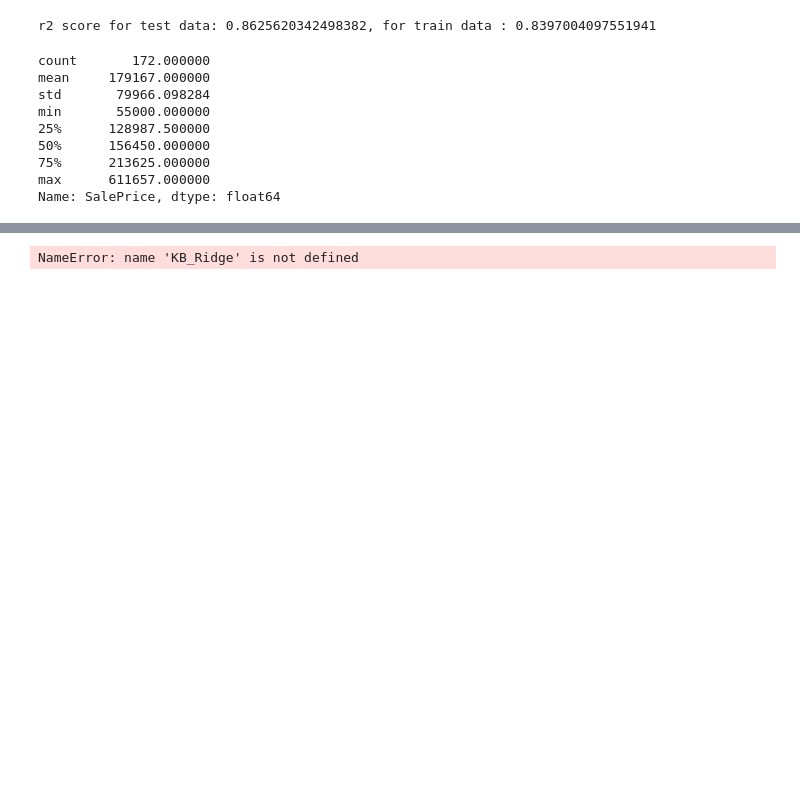
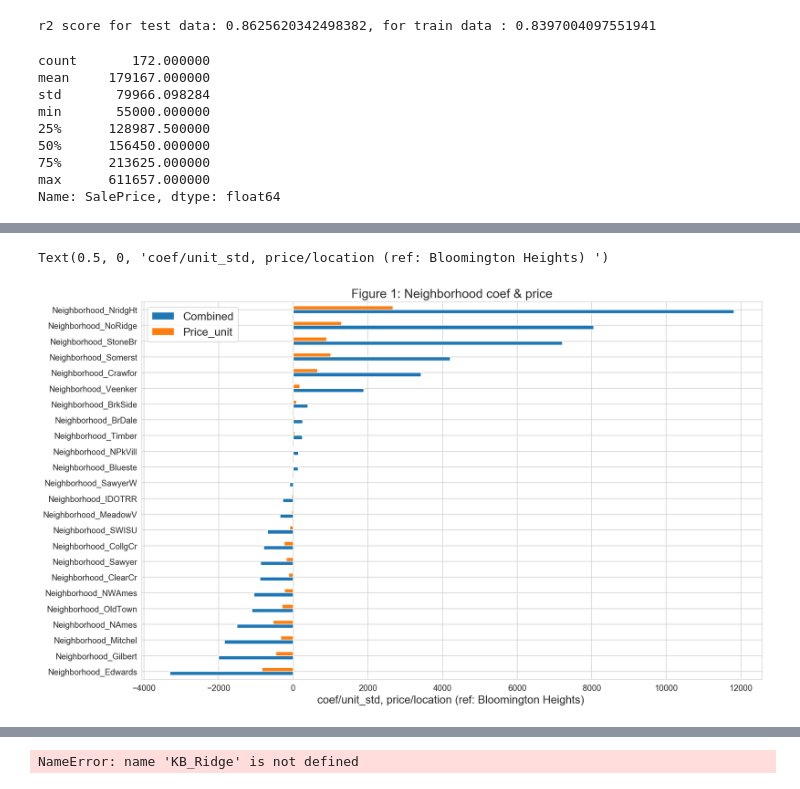
Before and after one commit to Miaowshroom/project3_a2, a Jupyter notebook: project-03-combined.ipynb, the cells around one changed output, grey strips where cells are left out. Cells and saved outputs as stored; diff of their text form; code cells hidden in the pictures; blank space fills up the shorter version.

```diff
--- a/project-03-combined.ipynb
+++ b/project-03-combined.ipynb
@@ -1029,0 +1060,6 @@ Name: SalePrice, dtype: float64
+# %%
+# convert the feature coef from price/std to price/(original unit of feature)
+combined_model_coef = Feature_coef[['Combined']].copy()
+combined_model_coef['Price_unit'] = combined_model_coef.apply(lambda x:x*X_train.std()/(X_train.max()-X_train.min()))
+combined_model_coef.loc['Intercept','Price_unit'] = combined_model_coef.loc['Intercept','Combined']
+combined_model_coef.iloc[np.argsort(combined_model_coef.Combined.abs())[::-1]].head(40)
@@ -1029,0 +1096,12 @@ Name: SalePrice, dtype: float64
+# %%
+# Neighborhood
+neigh_col = [index for index in combined_model_coef.index if 'Neighborhood' in index ]
+ax = combined_model_coef.loc[neigh_col,:].sort_values(by='Combined').plot(kind='barh' )
+plt.gcf().set_size_inches(16,10)
+plt.title('Figure 1: Neighborhood coef & price', fontsize=18)
+ax.tick_params(labelsize=12)
+plt.legend(prop={'size': 16})
+ax.set_xlabel('coef/unit_std, price/location (ref: Bloomington Heights) ',size=16)
+# %% [output]
+Text(0.5, 0, 'coef/unit_std, price/location (ref: Bloomington Heights) ')
+[figure, added]
```
Also changed, not shown: parts of 8 cells of this notebook, 1 other file.
